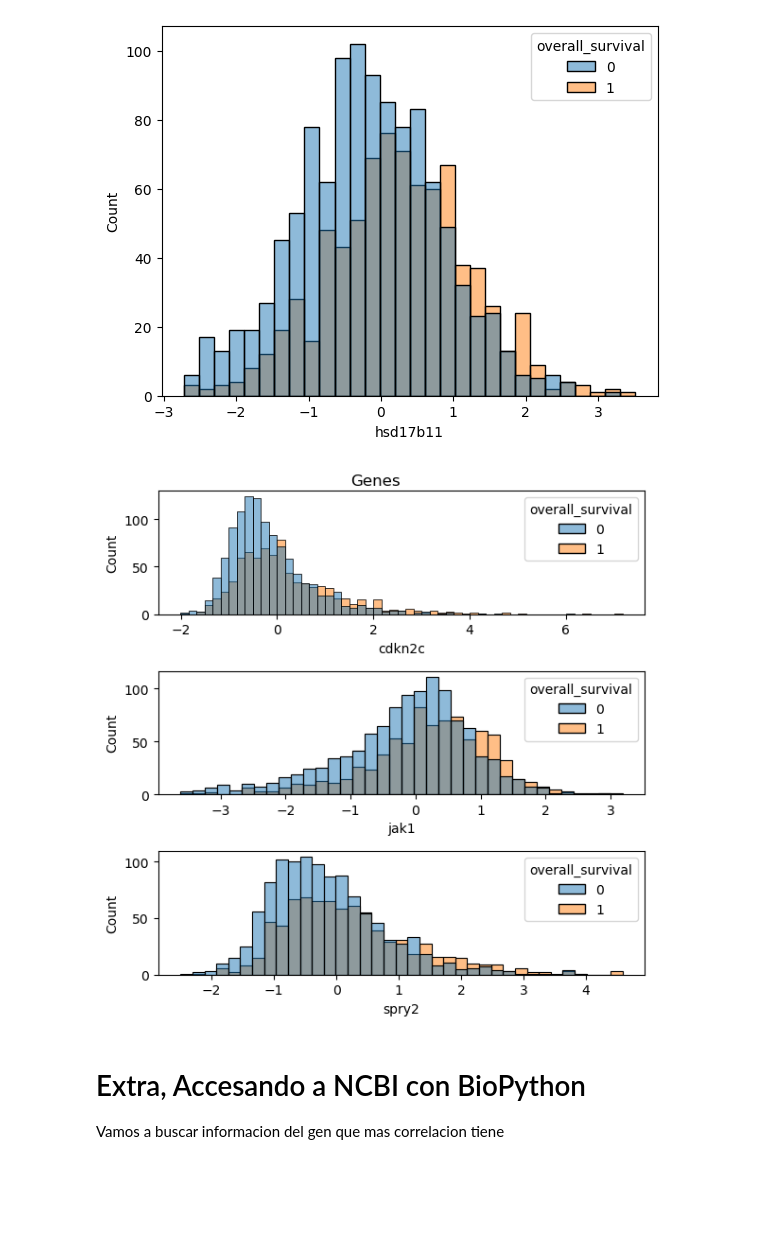
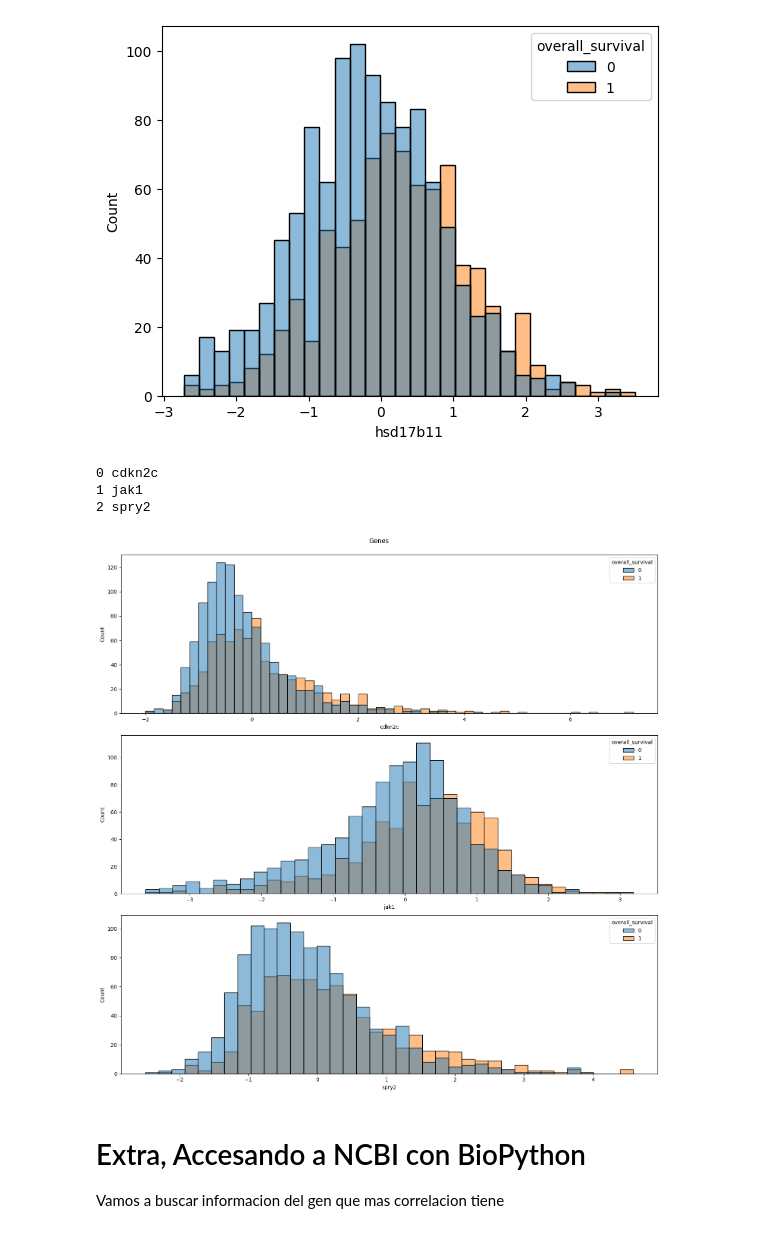
Before and after one commit to Mar19845/BioMed_DB, a Jupyter notebook: Works/Class 6/tarea_4_JM.ipynb, the cells around one changed output. Saved outputs shown, nothing was run; the diff lists cells and outputs as text; code cells hidden in the pictures; blank space fills up the shorter version.

```diff
--- a/Works/Class 6/tarea_4_JM.ipynb
+++ b/Works/Class 6/tarea_4_JM.ipynb
@@ -552,18 +561,22 @@ sns.histplot(data=data_genetica, x=top4_genes[0], hue="overall_survival")
 plt.show()
 # %% [output]
 [figure]
-# %%
-fig, axes = plt.subplots ..... ## Tu codigo aqui
-
-for i, gene in enumerate(top4_genes[1:]):
-    ## Tu codigo aqui
-
-fig.suptitle('Genes')
-fig.tight_layout()
-fig.subplots_adjust(top=0.95)
-plt.show()
-# %% [output]
-[figure, removed]
+# %%
+fig, ax = plt.subplots(nrows=3, figsize=(15,15))
+for i, gene in enumerate(top4_genes[1:]):
+    print(i,gene)
+    sns.histplot(data=data_genetica, x=gene, hue='overall_survival', ax=ax[i])
+    ## Tu codigo aqui
+
+fig.suptitle('Genes')
+fig.tight_layout()
+fig.subplots_adjust(top=0.95)
+plt.show()
+# %% [output]
+0 cdkn2c
+1 jak1
+2 spry2
+[figure, added]
 # %% [markdown]
 # Extra, Accesando a NCBI con BioPython
 Vamos a buscar informacion del gen que mas correlacion tiene
```
Also changed, not shown: parts of 4 cells of this notebook.
